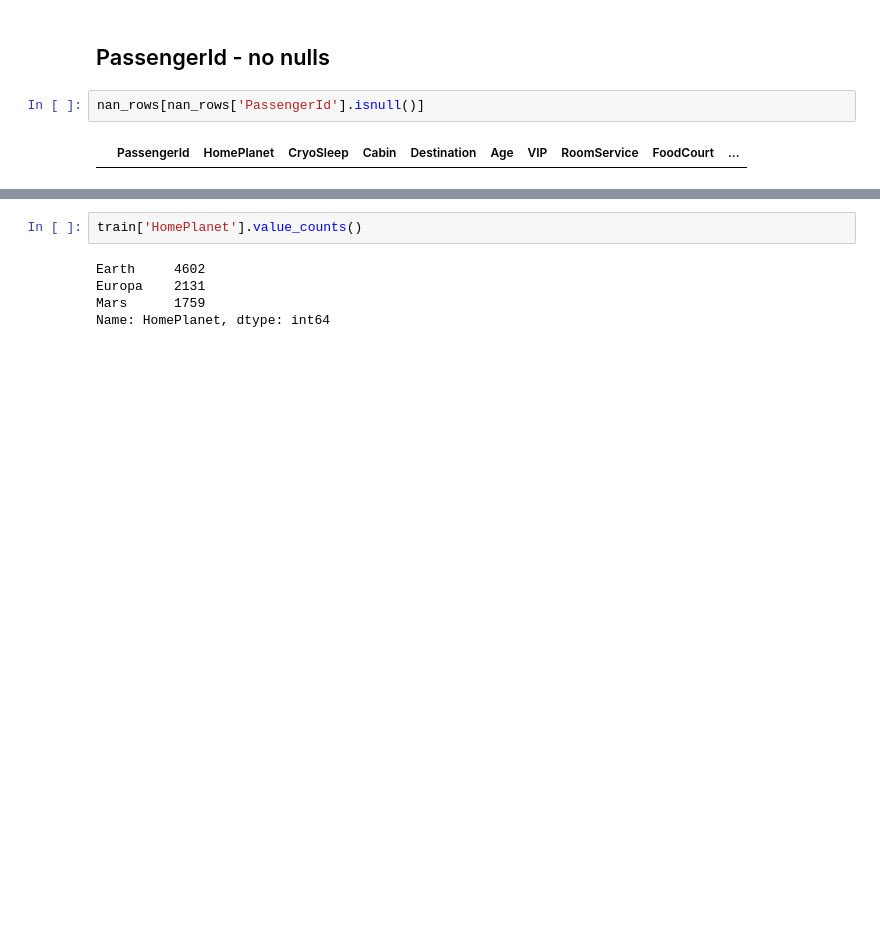
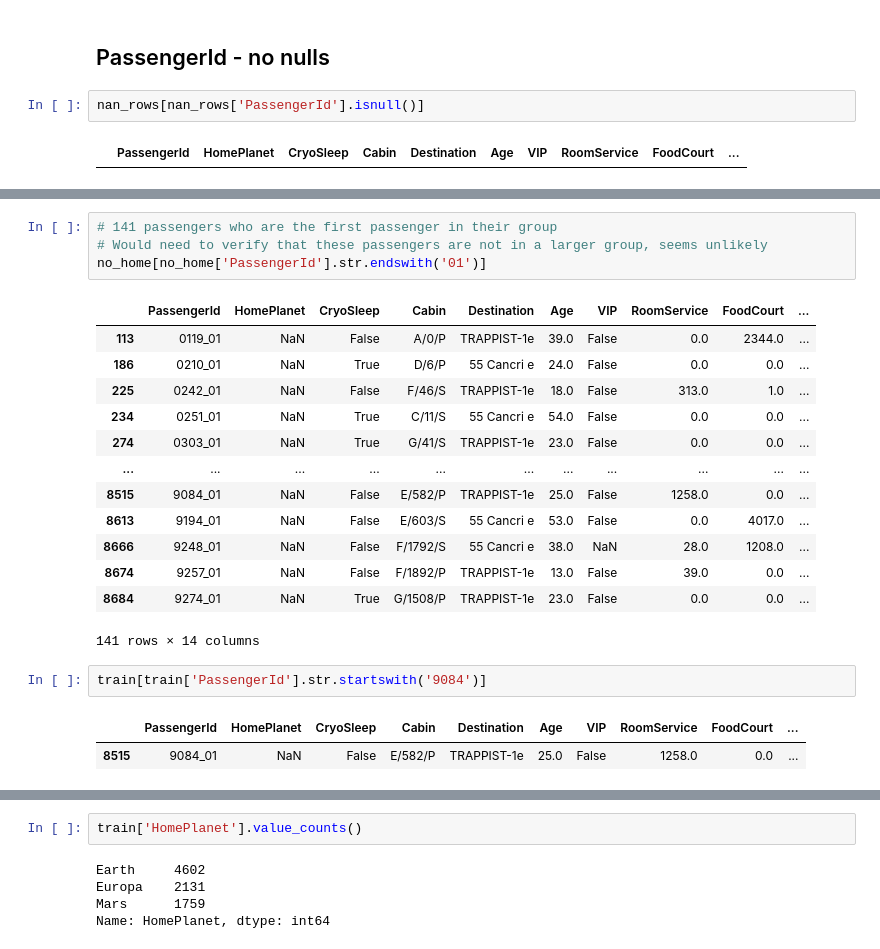
Before and after one commit to ChiBerkeley/Spaceship-Titanic, a Jupyter notebook: missing_data_review.ipynb, the cells around one changed output, grey strips where cells are left out. Saved outputs shown, nothing was run; the diff lists cells and outputs as text; blank space fills up the shorter version.

```diff
--- a/missing_data_review.ipynb
+++ b/missing_data_review.ipynb
@@ -121 +137,24 @@ nan_rows[nan_rows['HomePlanet'].isnull()]
+# %%
+# 141 passengers who are the first passenger in their group
+# Would need to verify that these passengers are not in a larger group, seems unlikely
+no_home[no_home['PassengerId'].str.endswith('01')]
+# %% [output]
+|  | PassengerId | HomePlanet | CryoSleep | Cabin | Destination | Age | VIP | RoomService | FoodCourt | ... |
+| 113 | 0119_01 | NaN | False | A/0/P | TRAPPIST-1e | 39.0 | False | 0.0 | 2344.0 | ... |
+| 186 | 0210_01 | NaN | True | D/6/P | 55 Cancri e | 24.0 | False | 0.0 | 0.0 | ... |
+| 225 | 0242_01 | NaN | False | F/46/S | TRAPPIST-1e | 18.0 | False | 313.0 | 1.0 | ... |
+| 234 | 0251_01 | NaN | True | C/11/S | 55 Cancri e | 54.0 | False | 0.0 | 0.0 | ... |
+| 274 | 0303_01 | NaN | True | G/41/S | TRAPPIST-1e | 23.0 | False | 0.0 | 0.0 | ... |
+| ... | ... | ... | ... | ... | ... | ... | ... | ... | ... | ... |
+| 8515 | 9084_01 | NaN | False | E/582/P | TRAPPIST-1e | 25.0 | False | 1258.0 | 0.0 | ... |
+| 8613 | 9194_01 | NaN | False | E/603/S | 55 Cancri e | 53.0 | False | 0.0 | 4017.0 | ... |
+| 8666 | 9248_01 | NaN | False | F/1792/S | 55 Cancri e | 38.0 | NaN | 28.0 | 1208.0 | ... |
+| 8674 | 9257_01 | NaN | False | F/1892/P | TRAPPIST-1e | 13.0 | False | 39.0 | 0.0 | ... |
+| 8684 | 9274_01 | NaN | True | G/1508/P | TRAPPIST-1e | 23.0 | False | 0.0 | 0.0 | ... |
+141 rows × 14 columns
+# %%
+train[train['PassengerId'].str.startswith('9084')]
+# %% [output]
+|  | PassengerId | HomePlanet | CryoSleep | Cabin | Destination | Age | VIP | RoomService | FoodCourt | ... |
+| 8515 | 9084_01 | NaN | False | E/582/P | TRAPPIST-1e | 25.0 | False | 1258.0 | 0.0 | ... |
 # %%
```
Also changed, not shown: parts of 41 cells of this notebook, 1 other file.
